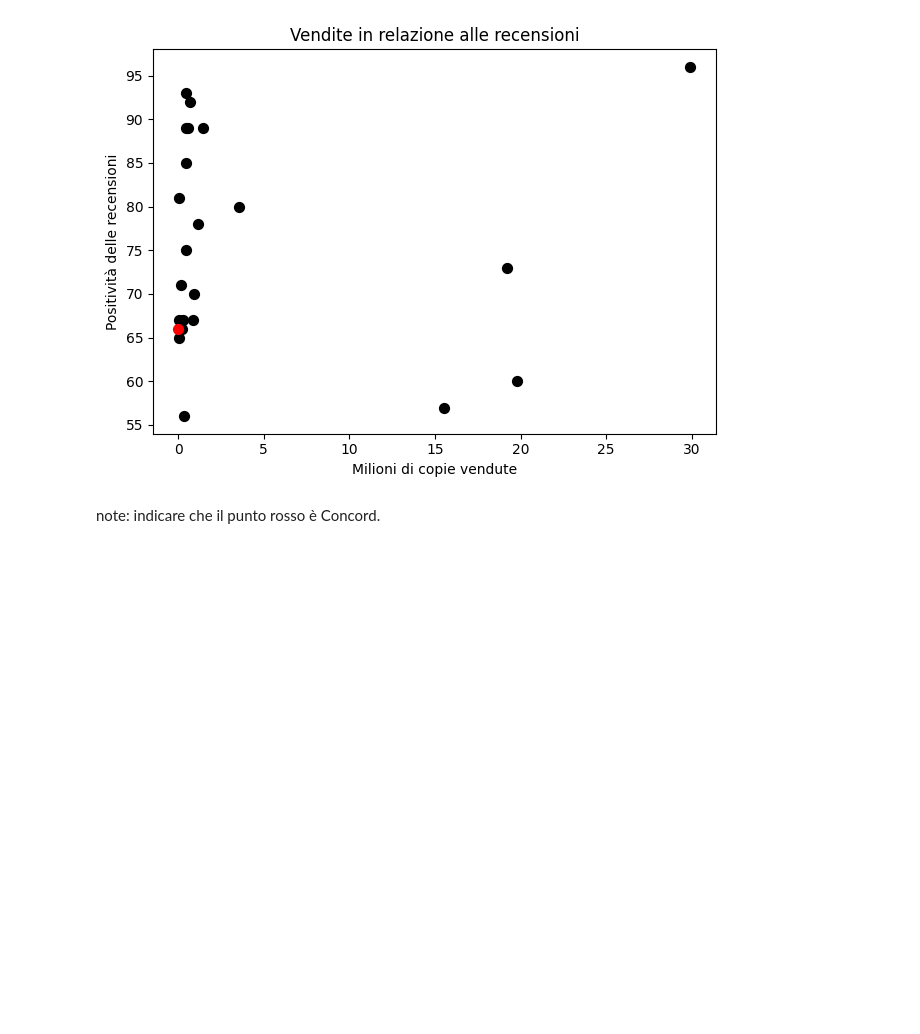
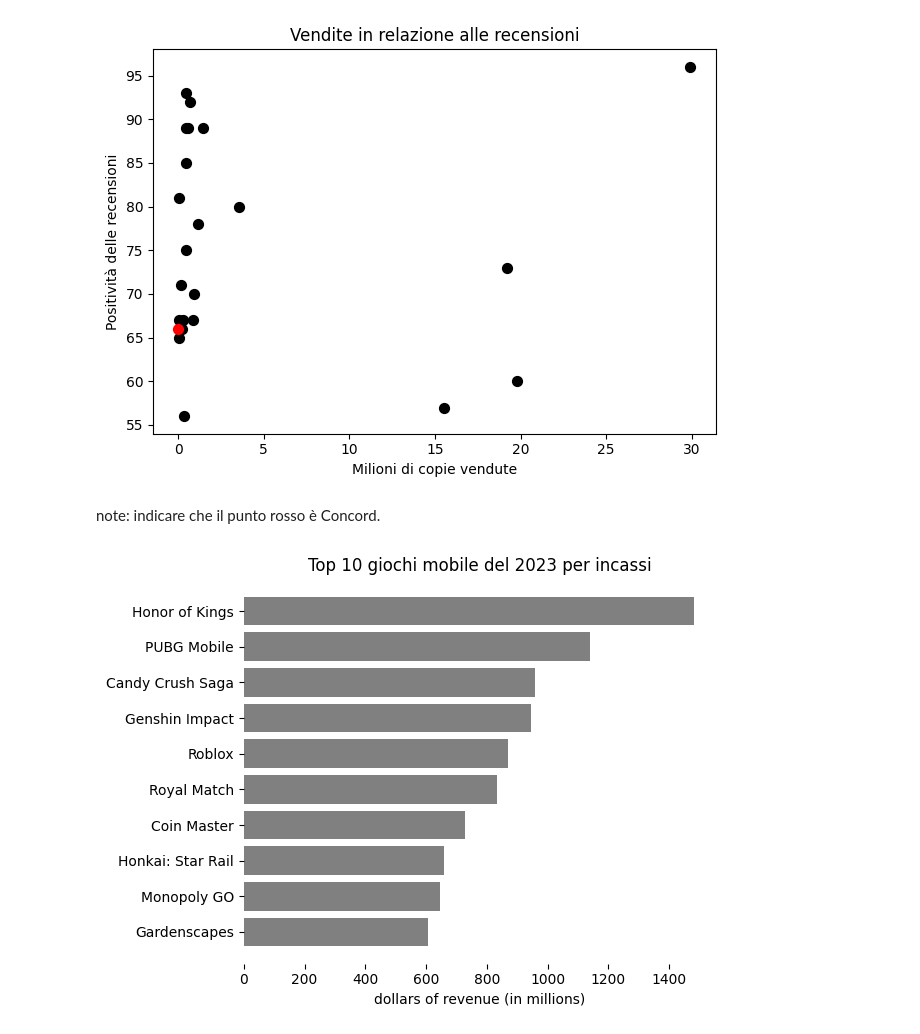
Before and after one commit to demic-dev/vs-project, a Jupyter notebook: data/prog.ipynb, the cells around one changed output. Cells and saved outputs as stored; diff of their text form; code cells hidden in the pictures; blank space fills up the shorter version.

```diff
--- a/data/prog.ipynb
+++ b/data/prog.ipynb
@@ -75,3 +75,27 @@ plt.show()
 # %% [markdown]
 note:
 indicare che il punto rosso è Concord.
+# %%
+import matplotlib.pyplot as plt
+
+# Data for the bar chart
+games = ['Honor of Kings', 'PUBG Mobile', 'Candy Crush Saga', 'Genshin Impact', 'Roblox', 'Royal Match', 'Coin Master',
+         'Honkai: Star Rail', 'Monopoly GO', 'Gardenscapes']
+revenue = [1480, 1140, 957, 944, 869, 835, 729, 659, 645, 606]
+sortedData = sorted (zip(revenue, games))
+revenue, games = zip(*sortedData)
+
+# Create the horizontal bar chart
+plt.barh(games, revenue, color='grey')
+for spine in plt.gca().spines.values(): spine.set_visible(False)
+
+# Add titles and labels
+plt.title('Top 10 giochi mobile del 2023 per incassi')
+plt.xlabel('dollars of revenue (in millions)')
+plt.ylabel('')
+
+# Show the plot
+plt.tight_layout()  # Adjust layout to prevent clipping
+plt.show()
+# %% [output]
+[figure, added]
```
